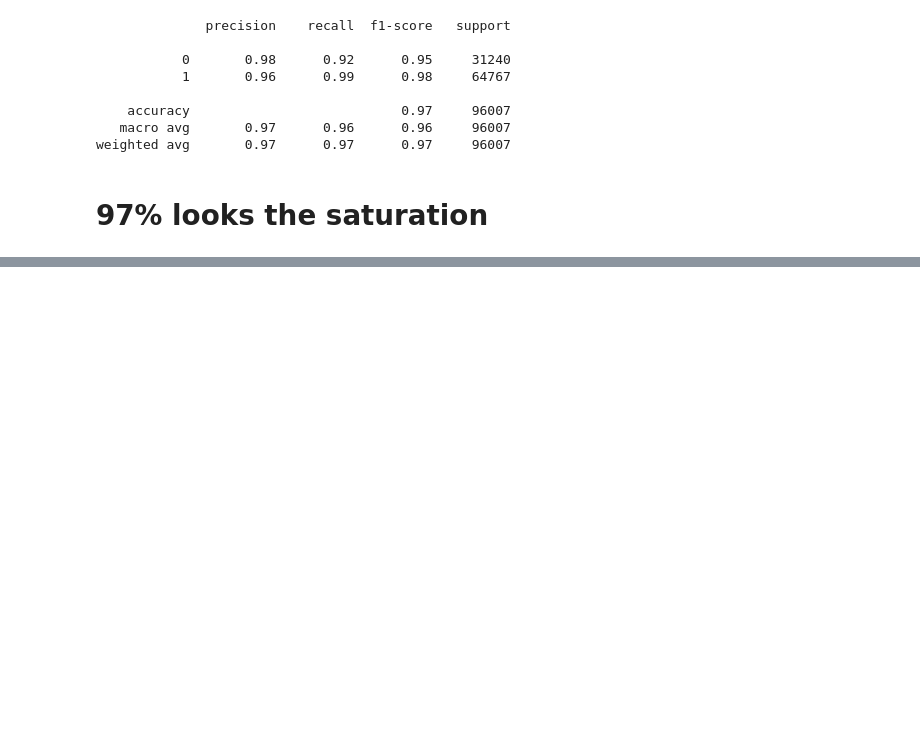
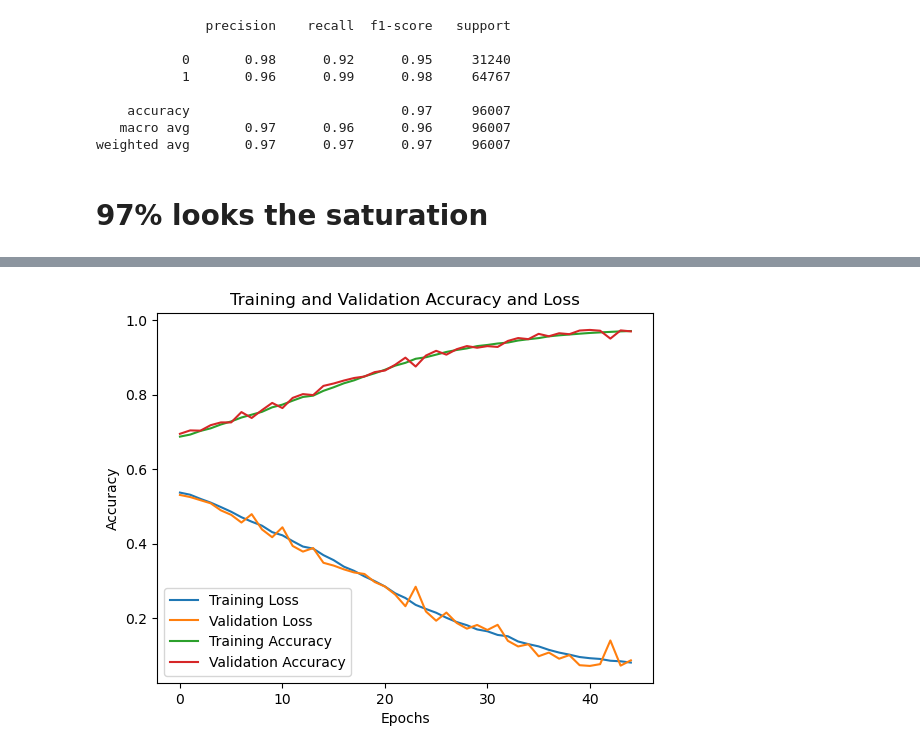
Before and after one commit to Dhyanesh-Panchal/GSR-research-and-stress-detection, a Jupyter notebook: notebooks/LSTM_GSR_Phasic.ipynb, the cells around one changed output, grey strips where cells are left out. Drawn from its saved outputs; the diff is of its cells as text; code cells hidden in the pictures; blank space fills up the shorter version.

Commit message:
Plot

```diff
--- a/notebooks/LSTM_GSR_Phasic.ipynb
+++ b/notebooks/LSTM_GSR_Phasic.ipynb
@@ -638,0 +661,13 @@ with open("learning_p4.json","w") as file:
+# %%
+# Initialize the result with the first phase data
+result = all_data[0]
+
+# Append subsequent phases' data to the first phase
+for data in all_data[1:]:
+    for key in result:
+        result[key].extend(data[key])
+# %%
+
+# Save the combined data to a new JSON file
+with open('../models/combined_LSTM_Learning.json', 'w') as file:
+    json.dump(result, file, indent=4)
@@ -638,0 +676,4 @@ with open("learning_p4.json","w") as file:
+# %%
+with open("../models/combined_LSTM_Learning.json", 'r') as file:
+    fitting = json.load(file)
+fitting
@@ -638,0 +698,27 @@ with open("learning_p4.json","w") as file:
+# %%
+import matplotlib.pyplot as plt
+
+# Get the loss and accuracy values from the fitting history
+loss = fitting['loss']
+accuracy = fitting['accuracy']
+
+# Get the validation loss and accuracy values from the fitting history
+val_loss = fitting['val_loss']
+val_accuracy = fitting['val_accuracy']
+
+# Plot the loss curve
+plt.plot(loss, label='Training Loss')
+plt.plot(val_loss, label='Validation Loss')
+plt.xlabel('Epochs')
+plt.ylabel('Loss')
+
+# Plot the accuracy curve
+plt.plot(accuracy, label='Training Accuracy')
+plt.plot(val_accuracy, label='Validation Accuracy')
+plt.xlabel('Epochs')
+plt.ylabel('Accuracy')
+plt.title('Training and Validation Accuracy and Loss')
+plt.legend()
+plt.show()
+# %% [output]
+[figure, added]
```
Also changed, not shown: parts of 6 cells of this notebook.
